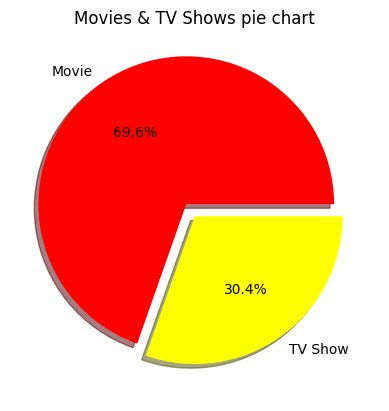
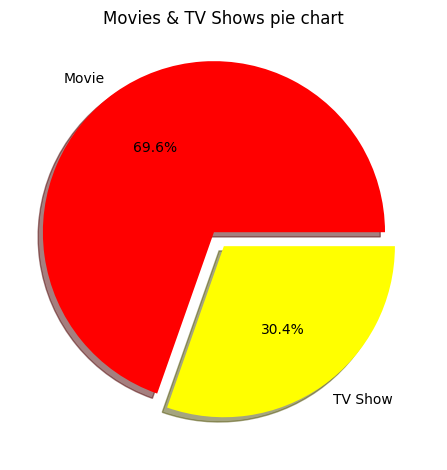
The change to this notebook cell's code, shown as a diff; its figure went from the first image to the second:
--- before
+++ after
@@ -46,5 +46,5 @@
 explode = [0.1, 0]
 plt.pie(
-    calculate_per.values, labels= calculate_per.index,
+    calculate_per.values,labels=  calculate_per.index,
     colors= ['red', 'yellow'],
     autopct= '%1.1f%%',
@@ -54,3 +54,23 @@
 
 plt.title("Movies & TV Shows pie chart")
+plt.tight_layout()
 plt.show()
+
+rating_analysis = df.groupby('rating').size().nlargest(10)
+
+explode = [0.1, 0,0,0,0,0,0,0,0,0]
+plt.pie(
+    rating_analysis.values, labels= rating_analysis.index,
+    colors= ['red',
+             'orange','blue', 'green', 'coral', 'brown',
+             'pink', 'gold', 'skyblue','gray'],
+    shadow= True,
+    explode= explode,
+    autopct= '%1.1f%%',
+    startangle= 90,
+)
+
+plt.title("Netflix Content Rating Distribution ")
+plt.show()
+
+

Commit: added Netflix Content Rating Distribution